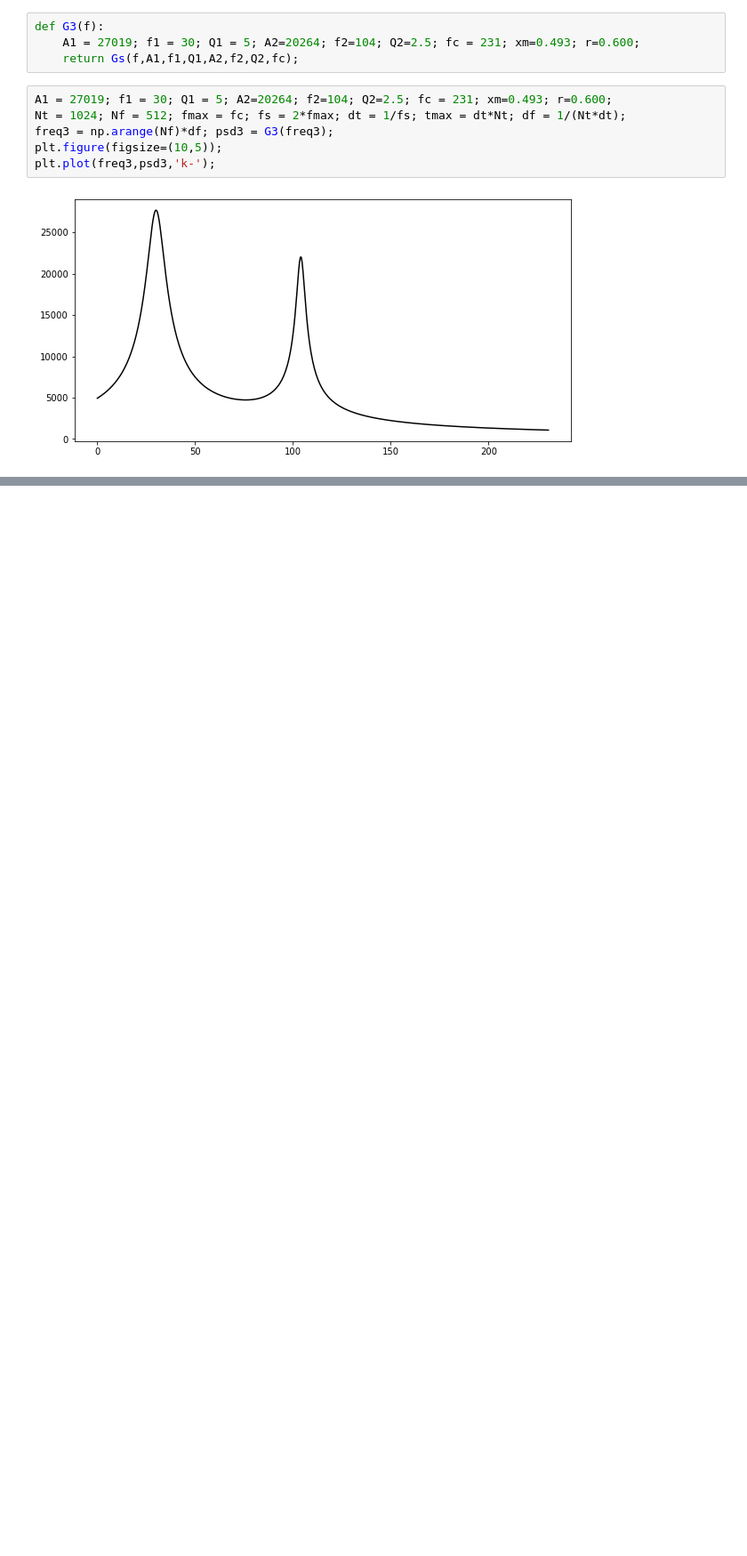
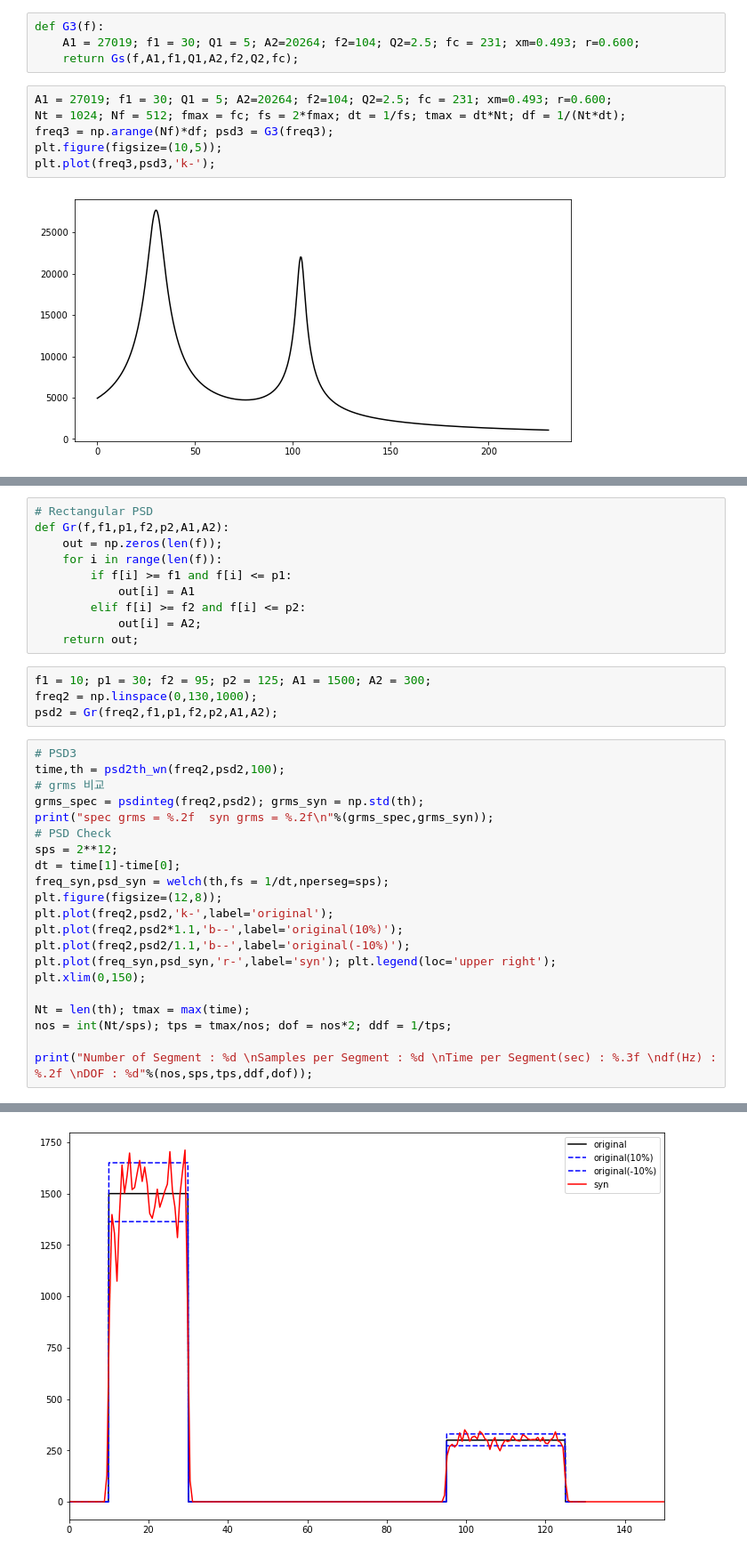
Before and after one commit to wonho13/work, a Jupyter notebook: 진동/psd2th_wn.ipynb, the cells around one changed output, grey strips where cells are left out. Shown at 89% size. Saved outputs shown, nothing was run; the diff lists cells and outputs as text; blank space fills up the shorter version.

```diff
--- a/진동/psd2th_wn.ipynb
+++ b/진동/psd2th_wn.ipynb
@@ -147,0 +151,36 @@ DOF : 32
+# %%
+# Rectangular PSD
+def Gr(f,f1,p1,f2,p2,A1,A2):
+    out = np.zeros(len(f));
+    for i in range(len(f)):
+        if f[i] >= f1 and f[i] <= p1:
+            out[i] = A1
+        elif f[i] >= f2 and f[i] <= p2:
+            out[i] = A2;
+    return out;
+# %%
+f1 = 10; p1 = 30; f2 = 95; p2 = 125; A1 = 1500; A2 = 300;
+freq2 = np.linspace(0,130,1000);
+psd2 = Gr(freq2,f1,p1,f2,p2,A1,A2);
+# %%
+# PSD3
+time,th = psd2th_wn(freq2,psd2,100);
+# grms 비교
+grms_spec = psdinteg(freq2,psd2); grms_syn = np.std(th);
+print("spec grms = %.2f  syn grms = %.2f\n"%(grms_spec,grms_syn));
+# PSD Check
+sps = 2**12;
+dt = time[1]-time[0];
+freq_syn,psd_syn = welch(th,fs = 1/dt,nperseg=sps);
+plt.figure(figsize=(12,8));
+plt.plot(freq2,psd2,'k-',label='original');
+plt.plot(freq2,psd2*1.1,'b--',label='original(10%)');
+plt.plot(freq2,psd2/1.1,'b--',label='original(-10%)');
+plt.plot(freq_syn,psd_syn,'r-',label='syn'); plt.legend(loc='upper right');
+plt.xlim(0,150);
+
+Nt = len(th); tmax = max(time);
+nos = int(Nt/sps); tps = tmax/nos; dof = nos*2; ddf = 1/tps;
+
+print("Number of Segment : %d \nSamples per Segment : %d \nTime per Segment(sec) : %.3f \ndf(Hz) : %.2f \nDOF : %d"%(nos,sps,tps,ddf,dof));
+# %% [output]
@@ -147,0 +194 @@ DOF : 32
+[figure, added]
```
Also changed, not shown: parts of 4 cells of this notebook.
